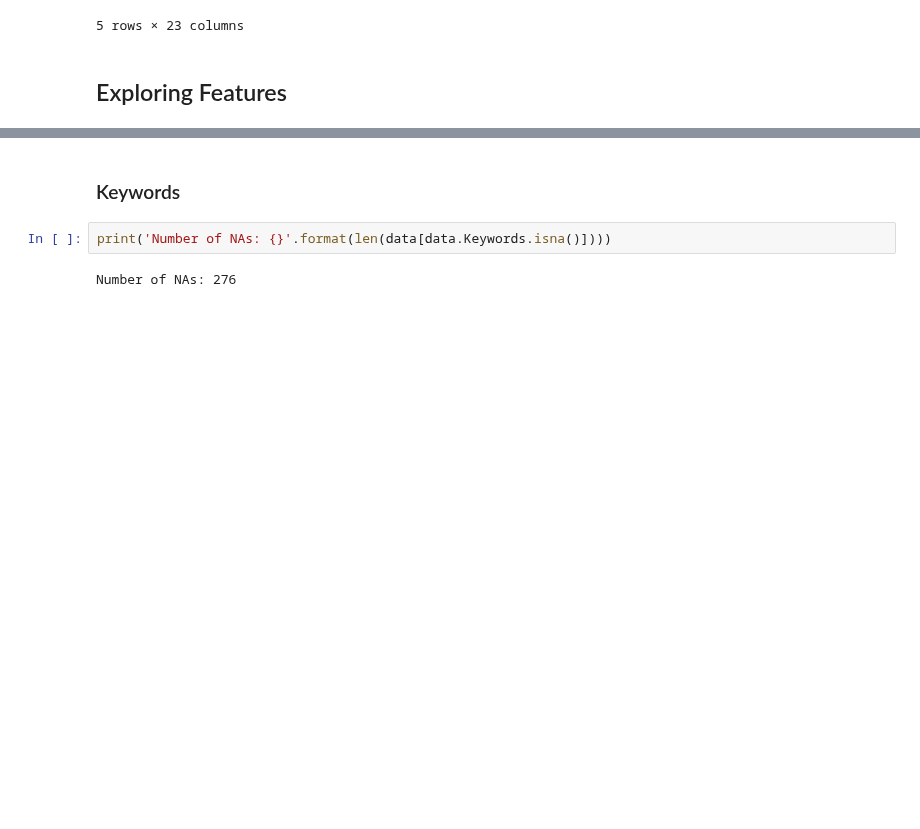
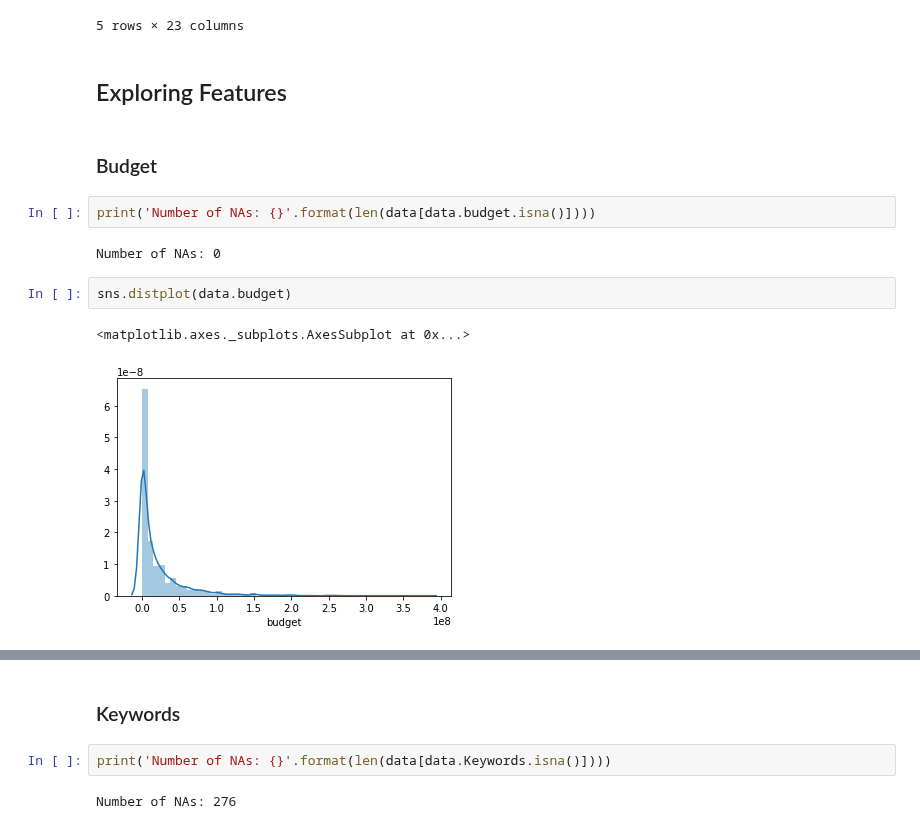
Before and after one commit to Cruzzor/BoxOffice, a Jupyter notebook: exploration_marcel.ipynb, the cells around one changed output, grey strips where cells are left out. Drawn from its saved outputs; the diff is of its cells as text; blank space fills up the shorter version.

```diff
--- a/exploration_marcel.ipynb
+++ b/exploration_marcel.ipynb
@@ -69,3 +69,14 @@ data.head()
 5 rows × 23 columns
 # %% [markdown]
 ## Exploring Features
+# %% [markdown]
+### Budget
+# %%
+print('Number of NAs: {}'.format(len(data[data.budget.isna()])))
+# %% [output]
+Number of NAs: 0
+# %%
+sns.distplot(data.budget)
+# %% [output]
+<matplotlib.axes._subplots.AxesSubplot at 0x...>
+[figure, added]
```
Also changed, not shown: parts of 6 cells of this notebook.
